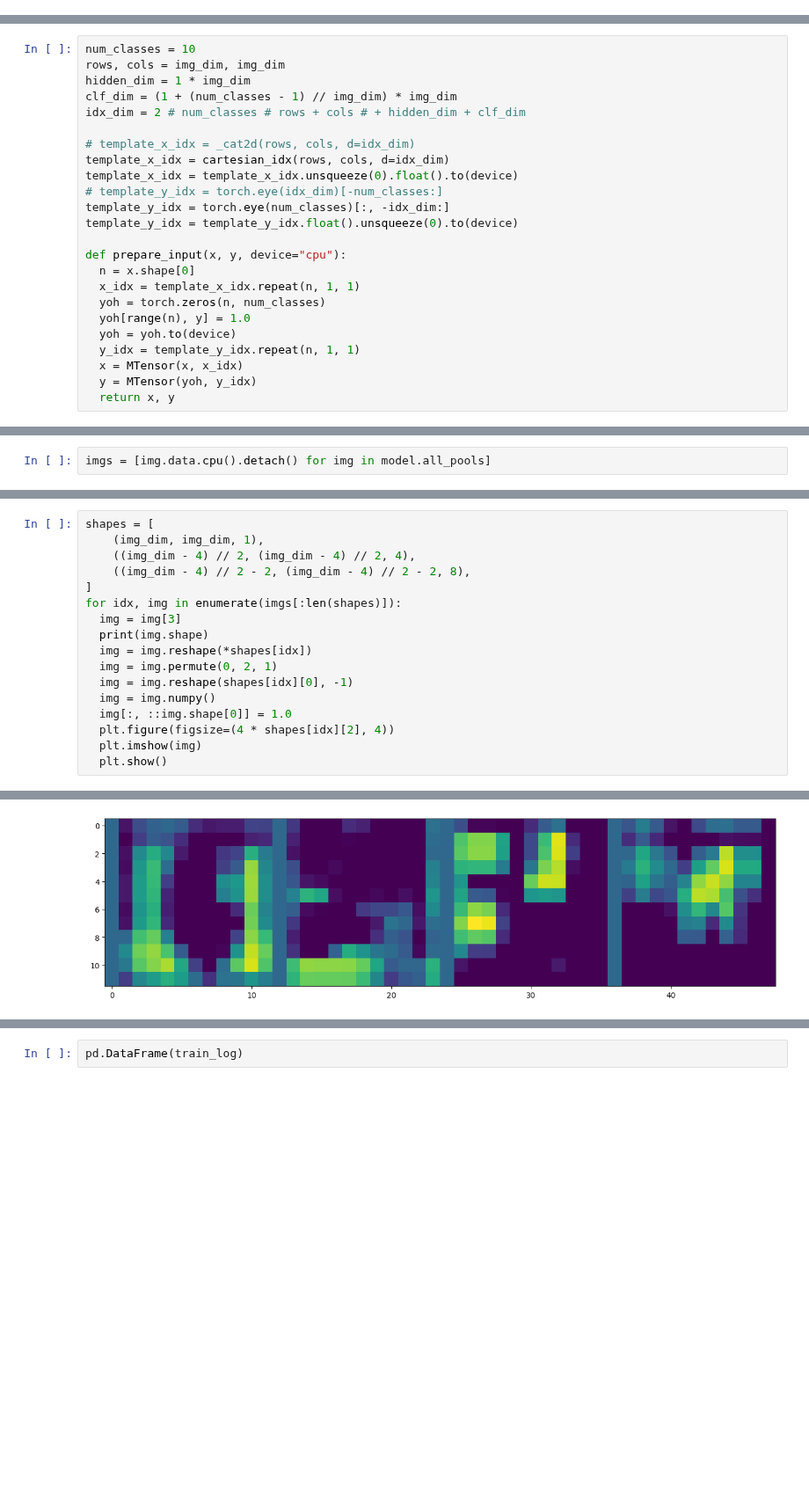
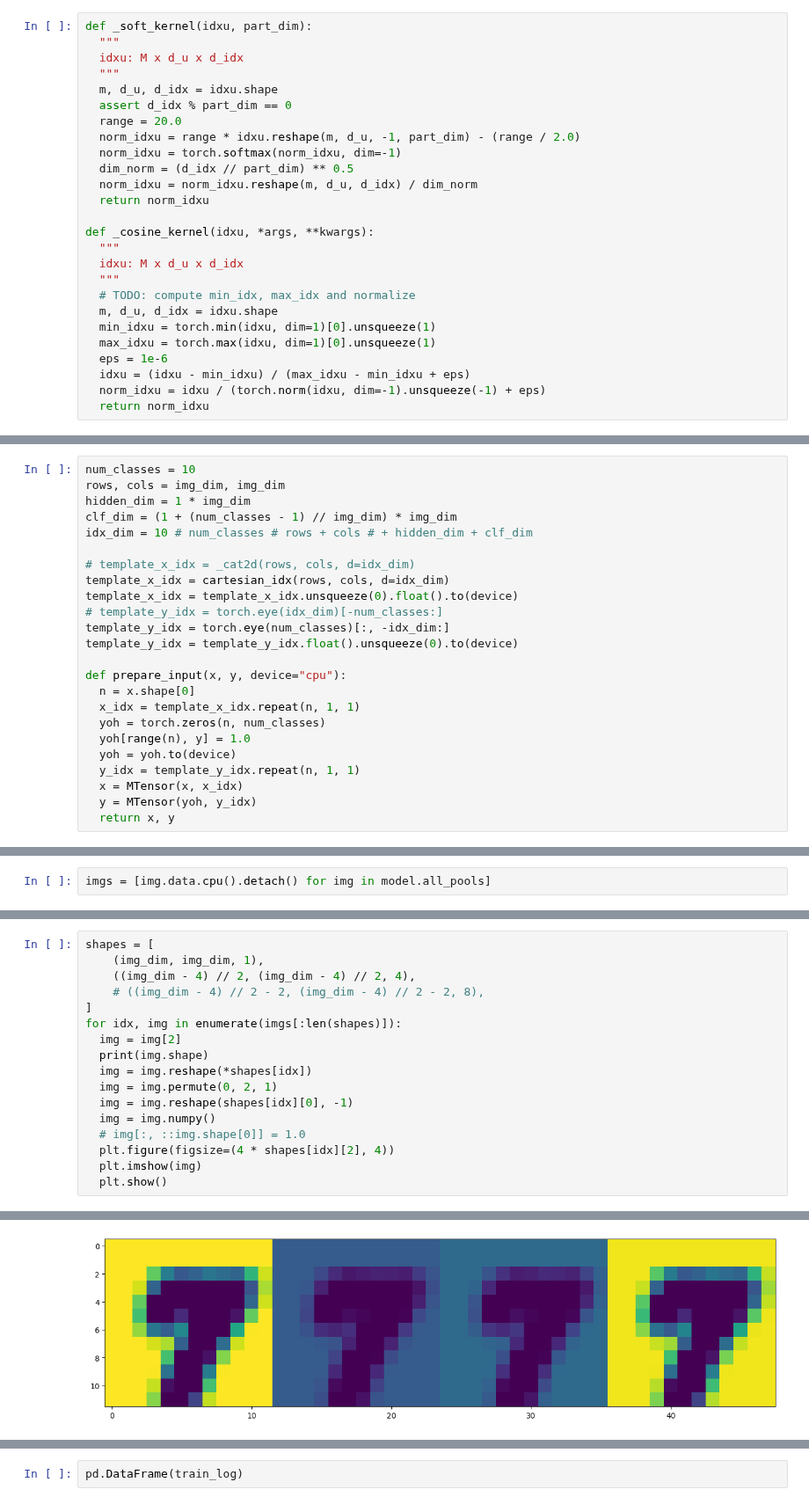
Before and after one commit to Ronnypetson/titanic, a Jupyter notebook: MNIST_Maromba.ipynb, the cells around one changed output, grey strips where cells are left out. Shown at 88% size. Drawn from its saved outputs; the diff is of its cells as text; blank space fills up the shorter version.

```diff
--- a/MNIST_Maromba.ipynb
+++ b/MNIST_Maromba.ipynb
@@ -89,0 +123,26 @@ def cartesian_idx(rows, cols, d=2):
+# %%
+def _soft_kernel(idxu, part_dim):
+  """
+  idxu: M x d_u x d_idx
+  """
+  m, d_u, d_idx = idxu.shape
+  assert d_idx % part_dim == 0
+  range = 20.0
+  norm_idxu = range * idxu.reshape(m, d_u, -1, part_dim) - (range / 2.0)
+  norm_idxu = torch.softmax(norm_idxu, dim=-1)
+  dim_norm = (d_idx // part_dim) ** 0.5
+  norm_idxu = norm_idxu.reshape(m, d_u, d_idx) / dim_norm
+  return norm_idxu
+
+def _cosine_kernel(idxu, *args, **kwargs):
+  """
+  idxu: M x d_u x d_idx
+  """
+  # TODO: compute min_idx, max_idx and normalize
+  m, d_u, d_idx = idxu.shape
+  min_idxu = torch.min(idxu, dim=1)[0].unsqueeze(1)
+  max_idxu = torch.max(idxu, dim=1)[0].unsqueeze(1)
+  eps = 1e-6
+  idxu = (idxu - min_idxu) / (max_idxu - min_idxu + eps)
+  norm_idxu = idxu / (torch.norm(idxu, dim=-1).unsqueeze(-1) + eps)
+  return norm_idxu
@@ -696,7 +753,7 @@ num_classes = 10
 rows, cols = img_dim, img_dim
 hidden_dim = 1 * img_dim
 clf_dim = (1 + (num_classes - 1) // img_dim) * img_dim
-idx_dim = 2 # num_classes # rows + cols # + hidden_dim + clf_dim
+idx_dim = 10 # num_classes # rows + cols # + hidden_dim + clf_dim
 
 # template_x_idx = _cat2d(rows, cols, d=idx_dim)
 template_x_idx = cartesian_idx(rows, cols, d=idx_dim)
@@ -821,16 +875,16 @@ imgs = [img.data.cpu().detach() for img in model.all_pools]
 shapes = [
     (img_dim, img_dim, 1),
     ((img_dim - 4) // 2, (img_dim - 4) // 2, 4),
-    ((img_dim - 4) // 2 - 2, (img_dim - 4) // 2 - 2, 8),
+    # ((img_dim - 4) // 2 - 2, (img_dim - 4) // 2 - 2, 8),
 ]
 for idx, img in enumerate(imgs[:len(shapes)]):
-  img = img[3]
+  img = img[2]
   print(img.shape)
   img = img.reshape(*shapes[idx])
   img = img.permute(0, 2, 1)
   img = img.reshape(shapes[idx][0], -1)
   img = img.numpy()
-  img[:, ::img.shape[0]] = 1.0
+  # img[:, ::img.shape[0]] = 1.0
   plt.figure(figsize=(4 * shapes[idx][2], 4))
   plt.imshow(img)
   plt.show()
@@ -840,2 +894,2 @@ torch.Size([784])
 torch.Size([144, 4])
-[figure, old version]
+[figure, new version]
```
Also changed, not shown: parts of 11 cells of this notebook.
